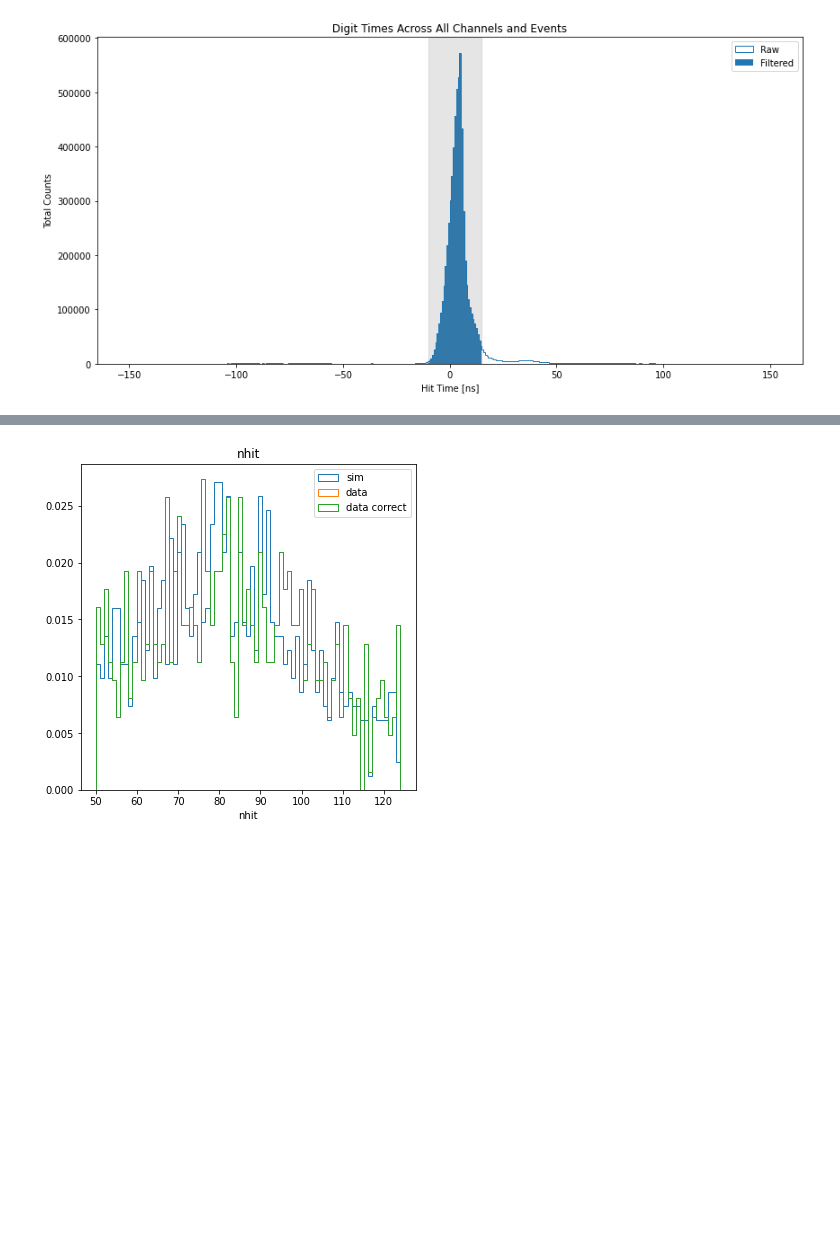
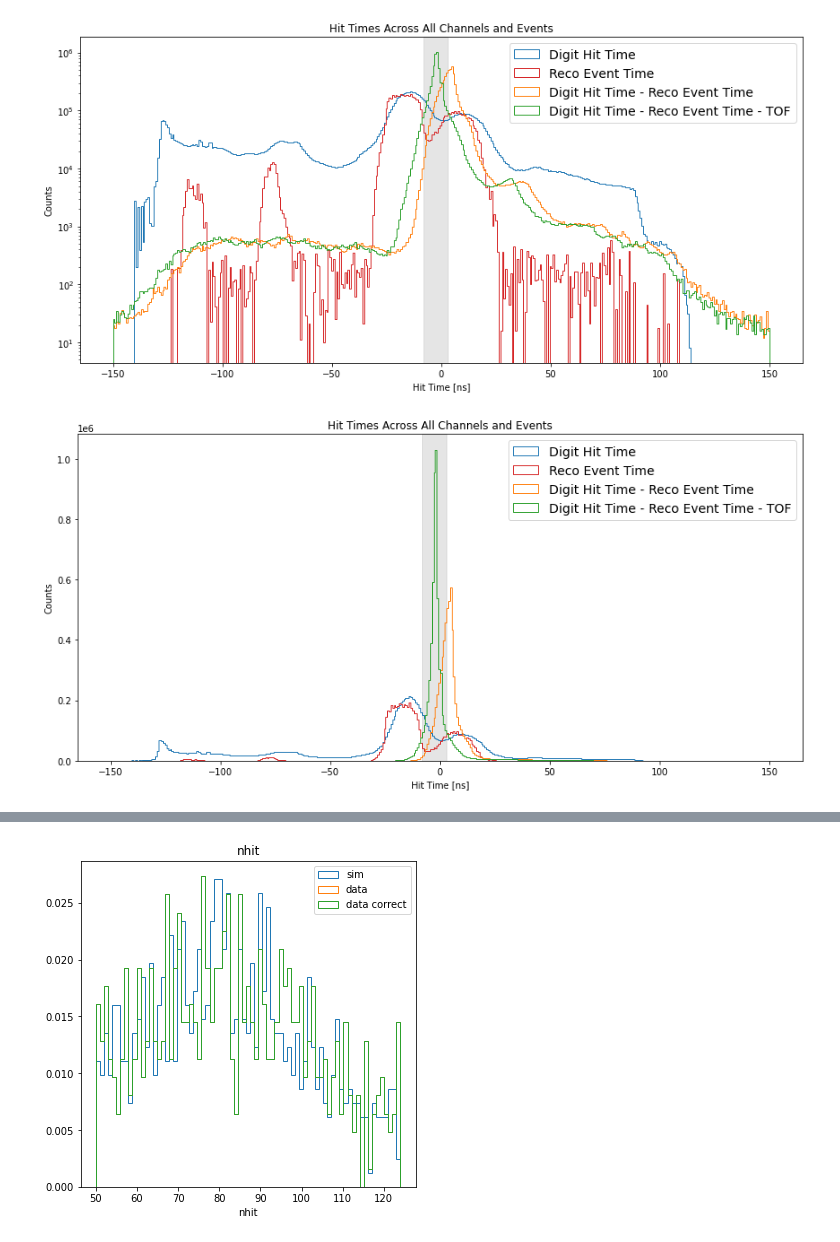
Before and after one commit to baldonia/michel_selection, a Jupyter notebook: muons/selection.ipynb, the cells around one changed output, grey strips where cells are left out. Saved outputs shown, nothing was run; the diff lists cells and outputs as text; code cells hidden in the pictures; blank space fills up the shorter version.

```diff
--- a/muons/selection.ipynb
+++ b/muons/selection.ipynb
@@ -31,6 +31,8 @@ Took 5.41 seconds to load output data for 155000 events
 # %%
-run.apply_hit_cleaning()
-run.plot_timing_cut()
+time_cut = [-8,3]
+run.make_hit_cleaning_masks(time_cut)
+run.plot_timing_corrections(time_cut)
 # %% [output]
-[figure, old version]
+[figure, new version]
+[figure, added]
 # %%
```
Also changed, not shown: parts of 11 cells of this notebook, 1 other file.
